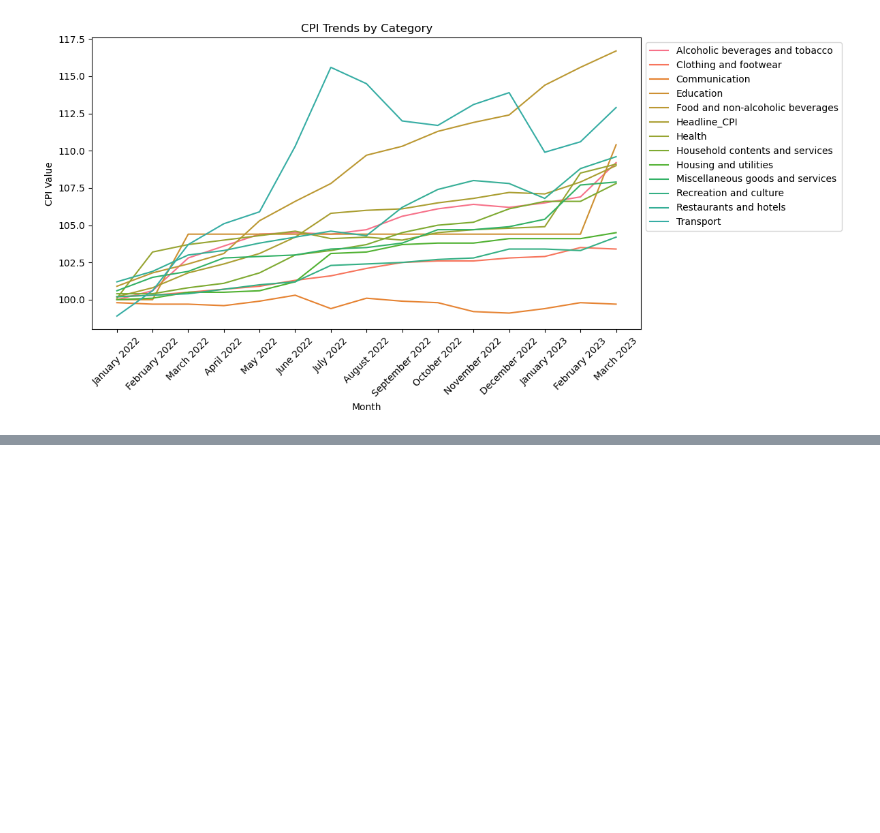
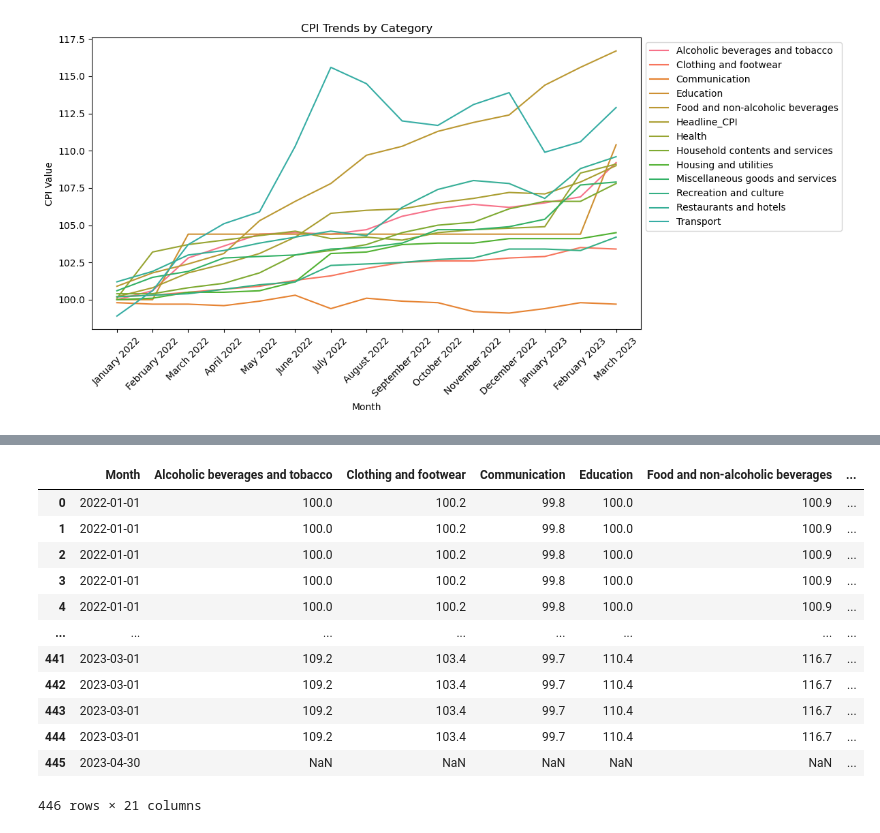
Before and after one commit to The-DigitalAcademy/cpi_prediction, a Jupyter notebook: CPI_Vision.ipynb, the cells around one changed output, grey strips where cells are left out. Saved outputs shown, nothing was run; the diff lists cells and outputs as text; code cells hidden in the pictures; blank space fills up the shorter version.

```diff
--- a/CPI_Vision.ipynb
+++ b/CPI_Vision.ipynb
@@ -178,0 +330,3 @@ dtype: int64
+# %%
+currency_df = pd.read_csv('currency_data.csv')
+currency_df
@@ -178,0 +361,21 @@ dtype: int64
+# %%
+currency_df['Date'] = pd.to_datetime(currency_df['Date'])
+currency_df['year_month'] = pd.to_datetime(currency_df['Date'], format='%Y-%b').dt.strftime('%Y-%m')
+
+df_merged  = cpi_vehicles.merge(currency_df, on='year_month', how='left')
+
+df_merged
+# %% [output]
+|  | Month | Alcoholic beverages and tobacco | Clothing and footwear | Communication | Education | Food and non-alcoholic beverages | ... |
+| 0 | 2022-01-01 | 100.0 | 100.2 | 99.8 | 100.0 | 100.9 | ... |
+| 1 | 2022-01-01 | 100.0 | 100.2 | 99.8 | 100.0 | 100.9 | ... |
+| 2 | 2022-01-01 | 100.0 | 100.2 | 99.8 | 100.0 | 100.9 | ... |
+| 3 | 2022-01-01 | 100.0 | 100.2 | 99.8 | 100.0 | 100.9 | ... |
+| 4 | 2022-01-01 | 100.0 | 100.2 | 99.8 | 100.0 | 100.9 | ... |
+| ... | ... | ... | ... | ... | ... | ... | ... |
+| 441 | 2023-03-01 | 109.2 | 103.4 | 99.7 | 110.4 | 116.7 | ... |
+| 442 | 2023-03-01 | 109.2 | 103.4 | 99.7 | 110.4 | 116.7 | ... |
+| 443 | 2023-03-01 | 109.2 | 103.4 | 99.7 | 110.4 | 116.7 | ... |
+| 444 | 2023-03-01 | 109.2 | 103.4 | 99.7 | 110.4 | 116.7 | ... |
+| 445 | 2023-04-30 | NaN | NaN | NaN | NaN | NaN | ... |
+446 rows × 21 columns
```
Also changed, not shown: parts of 15 cells of this notebook.
